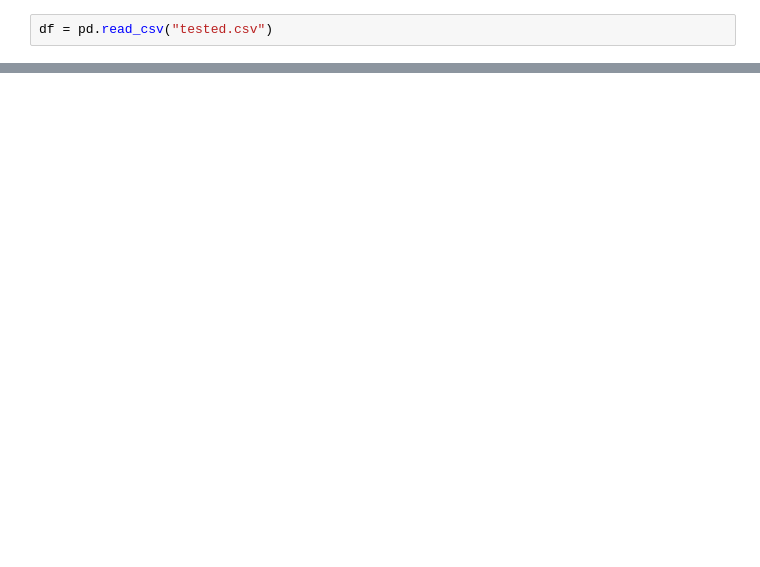
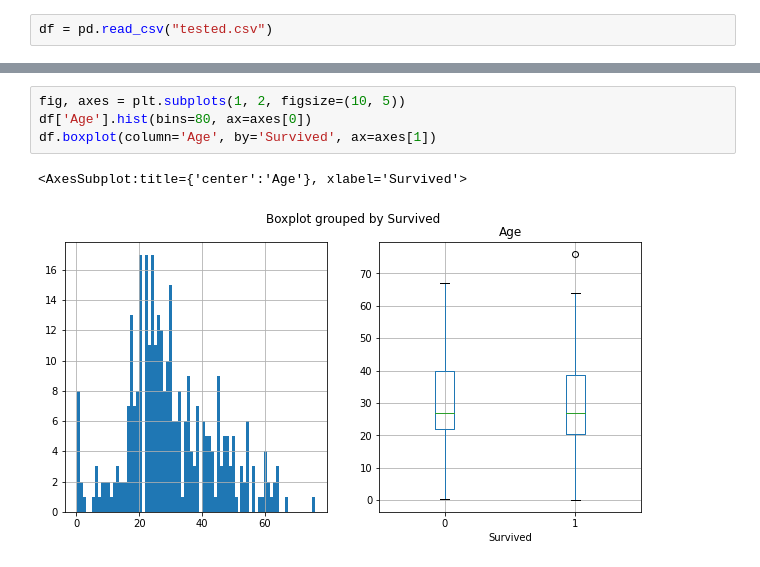
Before and after one commit to roblivesinottawa/titanic_passengers_analysis, a Jupyter notebook: analysis.ipynb, the cells around one changed output, grey strips where cells are left out. Drawn from its saved outputs; the diff is of its cells as text; blank space fills up the shorter version.

```diff
--- a/analysis.ipynb
+++ b/analysis.ipynb
@@ -16,0 +106,7 @@ df.head()
+# %%
+fig, axes = plt.subplots(1, 2, figsize=(10, 5))
+df['Age'].hist(bins=80, ax=axes[0])
+df.boxplot(column='Age', by='Survived', ax=axes[1])
+# %% [output]
+<AxesSubplot:title={'center':'Age'}, xlabel='Survived'>
+[figure, added]
```
Also changed, not shown: parts of 18 cells of this notebook.
